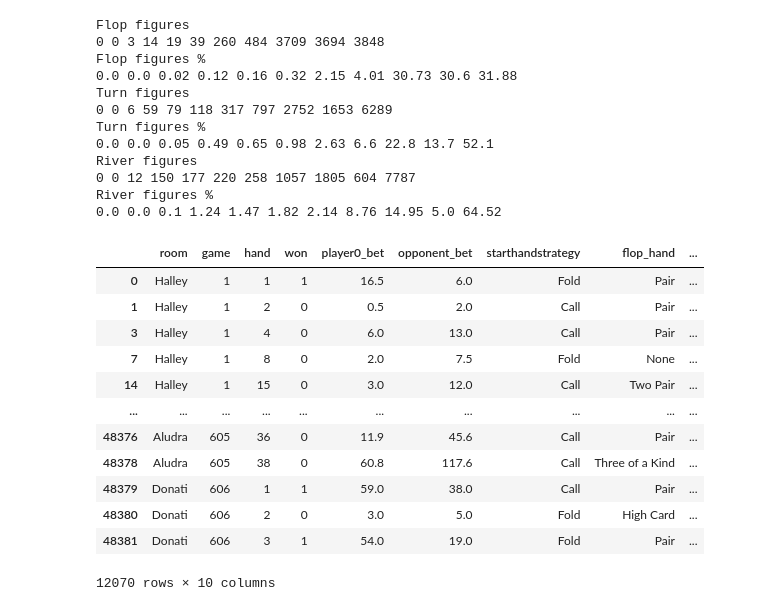
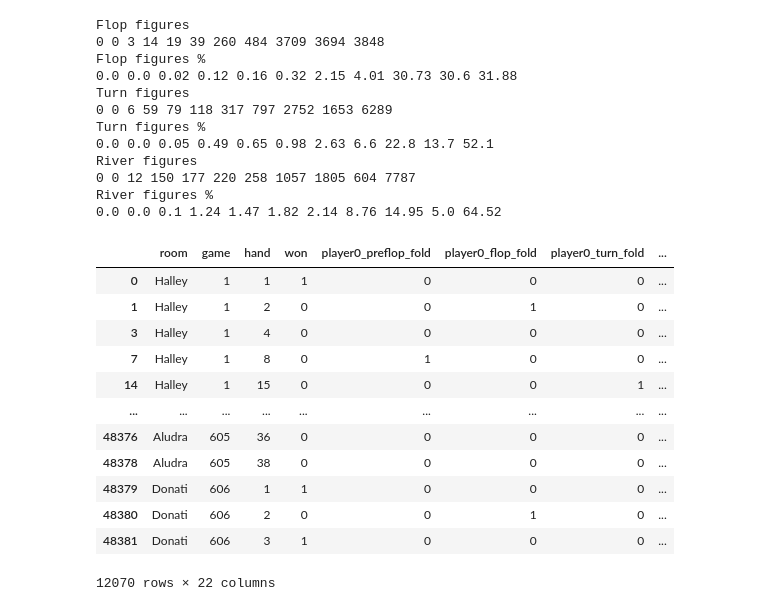
Before and after one commit to Mathieuhube/master_thesis, a Jupyter notebook: Code/Data-Analysis.ipynb, the cells around one changed output. Drawn from its saved outputs; the diff is of its cells as text; code cells hidden in the pictures.

Commit message:
Added features to Thesis_model.ipynb and Data-Analysis.ipynb

```diff
--- a/Code/Data-Analysis.ipynb
+++ b/Code/Data-Analysis.ipynb
@@ -33,20 +33,32 @@ Number of wins: 6502
 Number of losses: 5568
 Total hands: 12070
 Win rate: 53.87%
-# %%
-#consolidate bets
-df['player0_bet'] =df['player0_preflop_bet'] + df['player0_flop_bet'] + df['player0_turn_bet'] + df['player0_river_bet']
-df['player1_bet'] = df['player1_preflop_bet'] + df['player1_flop_bet'] + df['player1_turn_bet'] + df['player1_river_bet']
-df['player2_bet'] = df['player2_preflop_bet'] + df['player2_flop_bet'] + df['player2_turn_bet'] + df['player2_river_bet']
-df['player3_bet'] = df['player3_preflop_bet'] + df['player3_flop_bet'] + df['player3_turn_bet'] + df['player3_river_bet']
-df['player4_bet'] = df['player4_preflop_bet'] + df['player4_flop_bet'] + df['player4_turn_bet'] + df['player4_river_bet']
-df['player5_bet'] = df['player5_preflop_bet'] + df['player5_flop_bet'] + df['player5_turn_bet'] + df['player5_river_bet']
-df['player6_bet'] = df['player6_preflop_bet'] + df['player6_flop_bet'] + df['player6_turn_bet'] + df['player6_river_bet']
-df['opponent_bet'] = df['player1_bet'] + df['player2_bet'] + df['player3_bet'] + df['player4_bet'] + df['player5_bet'] + df['player6_bet']-df['player0_bet']
+# %%
+#consolidate bets
+#hero
+df['player0_flop_bet'] = df['player0_preflop_bet'] + df['player0_flop_bet']
+df['player0_turn_bet'] = df['player0_flop_bet'] + df['player0_turn_bet']
+df['player0_river_bet'] = df['player0_turn_bet'] + df['player0_river_bet']
+df['player0_bet'] =  df['player0_river_bet']
+
+#villain
+df['opponent_preflop_bets'] = df['player1_preflop_bet'] + df['player2_preflop_bet'] + df['player3_preflop_bet'] + df['player4_preflop_bet'] + df['player5_preflop_bet'] + df['player6_preflop_bet']
+df['opponent_flop_bets'] = df['opponent_preflop_bets'] + df['player0_flop_bet']  + df['player1_flop_bet'] + df['player2_flop_bet'] + df['player3_flop_bet'] + df['player4_flop_bet'] + df['player5_flop_bet'] + df['player6_flop_bet']
+df['opponent_turn_bets'] = df['opponent_flop_bets'] + df['player0_turn_bet']  + df['player1_turn_bet'] + df['player2_turn_bet'] + df['player3_turn_bet'] + df['player4_turn_bet'] + df['player5_turn_bet'] + df['player6_turn_bet']
+df['opponent_river_bets']  = df['opponent_turn_bets'] + df['player0_river_bet']  + df['player1_river_bet'] + df['player2_river_bet'] + df['player3_river_bet'] + df['player4_river_bet'] + df['player5_river_bet'] + df['player6_river_bet']
+df['opponent_bet'] = df['opponent_river_bets']
 # %%
 #create the analysis dataframe
-analysis_df = df[['room','blinds','game','hand','won','firstcard','secondcard','flop1','flop2','flop3','turn','river','player0_bet','opponent_bet']][df['player0_preflop_bet'] > 0]
+analysis_df = df[['room','blinds','game','hand','won','firstcard','secondcard','flop1','flop2','flop3','turn','river','player0_preflop_fold','player0_flop_fold' ,'player0_turn_fold', 'player0_river_fold','player0_preflop_bet','player0_flop_bet','player0_turn_bet','player0_river_bet' ,'player0_bet','opponent_preflop_bets','opponent_flop_bets','opponent_turn_bets','opponent_river_bets' ,'opponent_bet']][df['player0_preflop_bet'] > 0]
+analysis_df['player0_preflop_bet'] = analysis_df['player0_preflop_bet'] / analysis_df['blinds']
+analysis_df['player0_flop_bet'] = analysis_df['player0_flop_bet'] / analysis_df['blinds']
+analysis_df['player0_turn_bet'] = analysis_df['player0_turn_bet'] / analysis_df['blinds']
+analysis_df['player0_river_bet'] = analysis_df['player0_river_bet'] / analysis_df['blinds']
 analysis_df['player0_bet'] = analysis_df['player0_bet'] / analysis_df['blinds']
+analysis_df['opponent_preflop_bets'] = analysis_df['opponent_preflop_bets'] / analysis_df['blinds']
+analysis_df['opponent_flop_bets'] = analysis_df['opponent_flop_bets'] / analysis_df['blinds']
+analysis_df['opponent_turn_bets'] = analysis_df['opponent_turn_bets'] / analysis_df['blinds']
+analysis_df['opponent_river_bets'] = analysis_df['opponent_river_bets'] / analysis_df['blinds']
 analysis_df['opponent_bet'] = analysis_df['opponent_bet'] / analysis_df['blinds']
 # %%
 # Starthand strategy classification
@@ -270,19 +282,19 @@ River figures %
 0.0 0.0 0.1 1.24 1.47 1.82 2.14 8.76 14.95 5.0 64.52
 # %%
 # Define the strategy DataFrame
-strategy_df = analysis_df[['room','game','hand','won','player0_bet','opponent_bet','starthandstrategy','flop_hand','turn_hand','river_hand']]
+strategy_df = analysis_df[['room','game','hand','won','player0_preflop_fold','player0_flop_fold' ,'player0_turn_fold', 'player0_river_fold' ,'player0_bet','player0_preflop_bet','player0_flop_bet','player0_turn_bet','player0_river_bet','opponent_preflop_bets','opponent_flop_bets','opponent_turn_bets','opponent_river_bets' ,'opponent_bet','starthandstrategy','flop_hand','turn_hand','river_hand']]
 strategy_df
 # %% [output]
-|  | room | game | hand | won | player0_bet | opponent_bet | starthandstrategy | flop_hand | ... |
-| 0 | Halley | 1 | 1 | 1 | 16.5 | 6.0 | Fold | Pair | ... |
-| 1 | Halley | 1 | 2 | 0 | 0.5 | 2.0 | Call | Pair | ... |
-| 3 | Halley | 1 | 4 | 0 | 6.0 | 13.0 | Call | Pair | ... |
-| 7 | Halley | 1 | 8 | 0 | 2.0 | 7.5 | Fold | None | ... |
-| 14 | Halley | 1 | 15 | 0 | 3.0 | 12.0 | Call | Two Pair | ... |
-| ... | ... | ... | ... | ... | ... | ... | ... | ... | ... |
-| 48376 | Aludra | 605 | 36 | 0 | 11.9 | 45.6 | Call | Pair | ... |
-| 48378 | Aludra | 605 | 38 | 0 | 60.8 | 117.6 | Call | Three of a Kind | ... |
-| 48379 | Donati | 606 | 1 | 1 | 59.0 | 38.0 | Call | Pair | ... |
-| 48380 | Donati | 606 | 2 | 0 | 3.0 | 5.0 | Fold | High Card | ... |
-| 48381 | Donati | 606 | 3 | 1 | 54.0 | 19.0 | Fold | Pair | ... |
+|  | room | game | hand | won | player0_preflop_fold | player0_flop_fold | player0_turn_fold | ... |
+| 0 | Halley | 1 | 1 | 1 | 0 | 0 | 0 | ... |
+| 1 | Halley | 1 | 2 | 0 | 0 | 1 | 0 | ... |
+| 3 | Halley | 1 | 4 | 0 | 0 | 0 | 0 | ... |
+| 7 | Halley | 1 | 8 | 0 | 1 | 0 | 0 | ... |
+| 14 | Halley | 1 | 15 | 0 | 0 | 0 | 1 | ... |
+| ... | ... | ... | ... | ... | ... | ... | ... | ... |
+| 48376 | Aludra | 605 | 36 | 0 | 0 | 0 | 0 | ... |
+| 48378 | Aludra | 605 | 38 | 0 | 0 | 0 | 0 | ... |
+| 48379 | Donati | 606 | 1 | 1 | 0 | 0 | 0 | ... |
+| 48380 | Donati | 606 | 2 | 0 | 0 | 1 | 0 | ... |
+| 48381 | Donati | 606 | 3 | 1 | 0 | 0 | 0 | ... |
-12070 rows × 10 columns
+12070 rows × 22 columns
```
Also changed, not shown: parts of 2 cells of this notebook, 2 other files.
